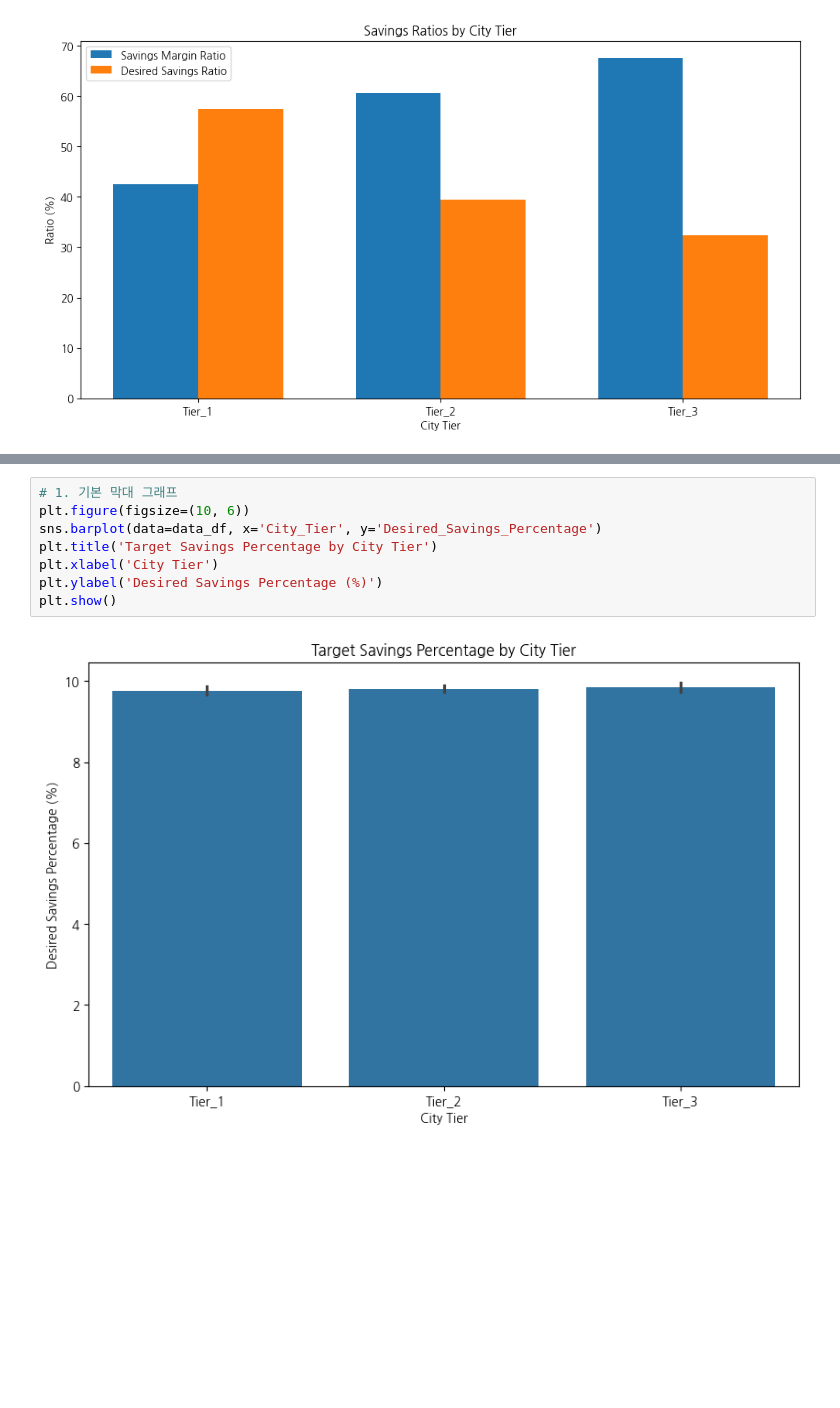
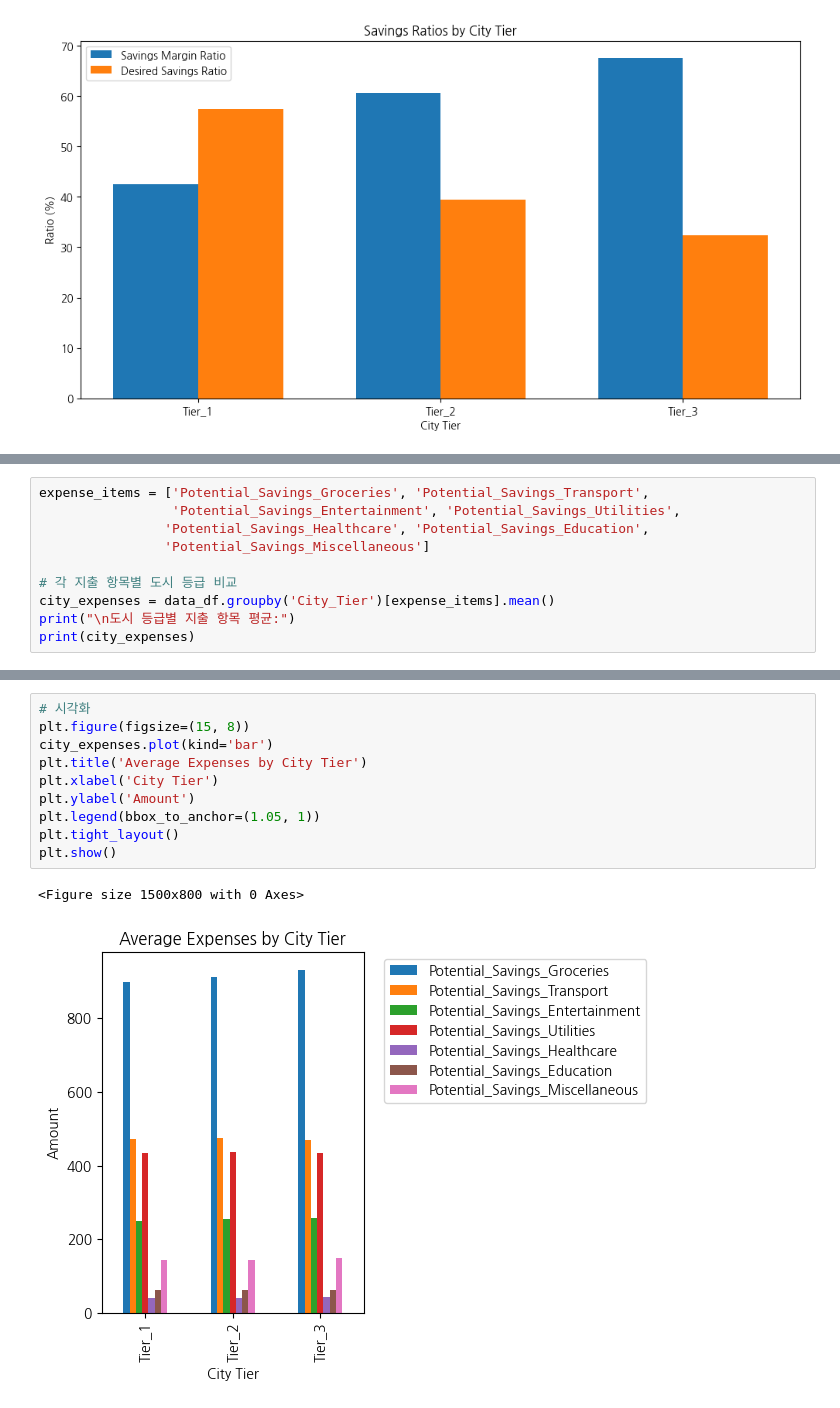
Before and after one commit to Huey-fitpet/study_data_analytics, a Jupyter notebook: quests/EDA/indian-personal-finance-and-spending-habits.ipynb, the cells around one changed output, grey strips where cells are left out. Saved outputs shown, nothing was run; the diff lists cells and outputs as text; blank space fills up the shorter version.

```diff
--- a/quests/EDA/indian-personal-finance-and-spending-habits.ipynb
+++ b/quests/EDA/indian-personal-finance-and-spending-habits.ipynb
@@ -285,0 +424,10 @@ Tier_3                     32.42
+# %%
+expense_items = ['Potential_Savings_Groceries', 'Potential_Savings_Transport',
+                 'Potential_Savings_Entertainment', 'Potential_Savings_Utilities',
+                'Potential_Savings_Healthcare', 'Potential_Savings_Education',
+                'Potential_Savings_Miscellaneous']
+
+# 각 지출 항목별 도시 등급 비교
+city_expenses = data_df.groupby('City_Tier')[expense_items].mean()
+print("\n도시 등급별 지출 항목 평균:")
+print(city_expenses)
@@ -286,10 +452,13 @@ Tier_3                     32.42
 # %%
-# 1. 기본 막대 그래프
-plt.figure(figsize=(10, 6))
-sns.barplot(data=data_df, x='City_Tier', y='Desired_Savings_Percentage')
-plt.title('Target Savings Percentage by City Tier')
+# 시각화
+plt.figure(figsize=(15, 8))
+city_expenses.plot(kind='bar')
+plt.title('Average Expenses by City Tier')
 plt.xlabel('City Tier')
-plt.ylabel('Desired Savings Percentage (%)')
+plt.ylabel('Amount')
+plt.legend(bbox_to_anchor=(1.05, 1))
+plt.tight_layout()
 plt.show()
 # %% [output]
+<Figure size 1500x800 with 0 Axes>
-[figure, old version]
+[figure, new version]
```
Also changed, not shown: parts of 8 cells of this notebook, 1 other file.
